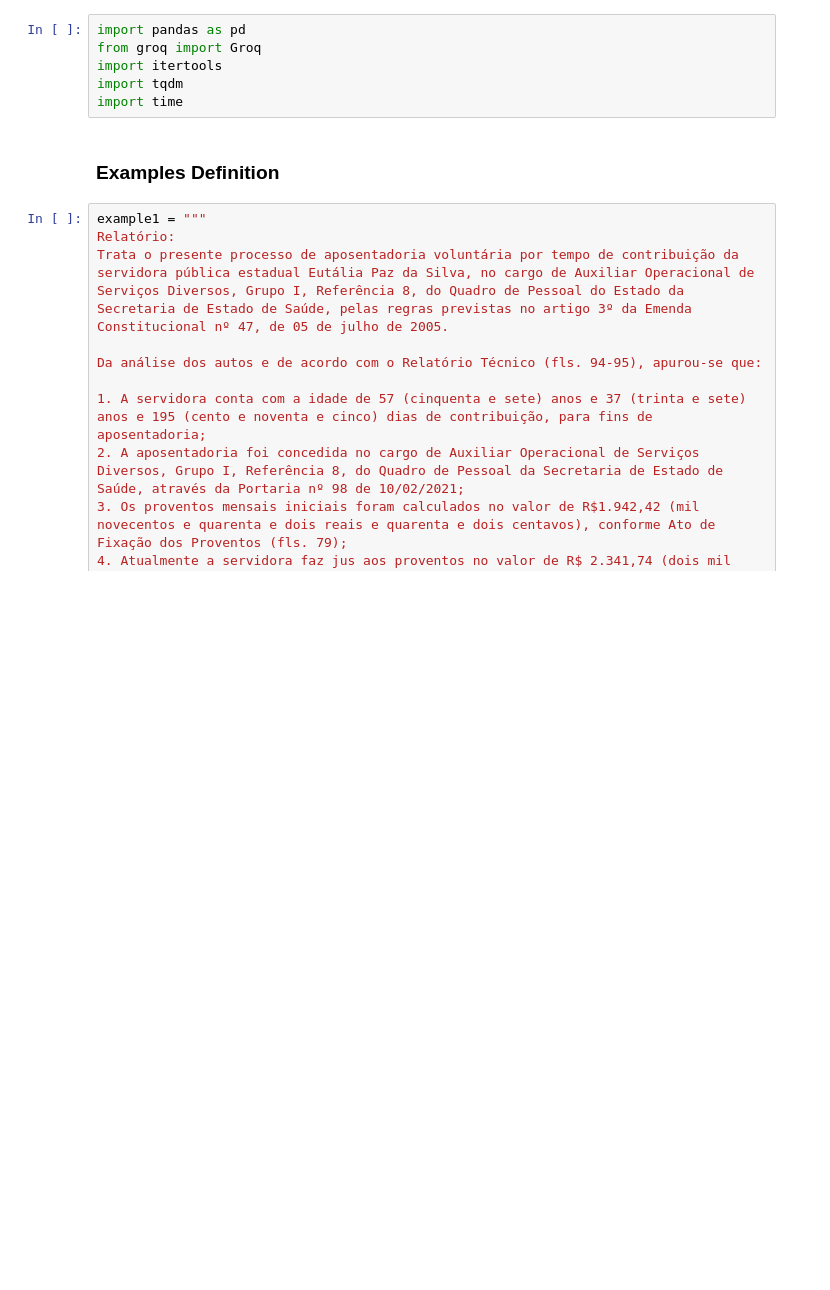
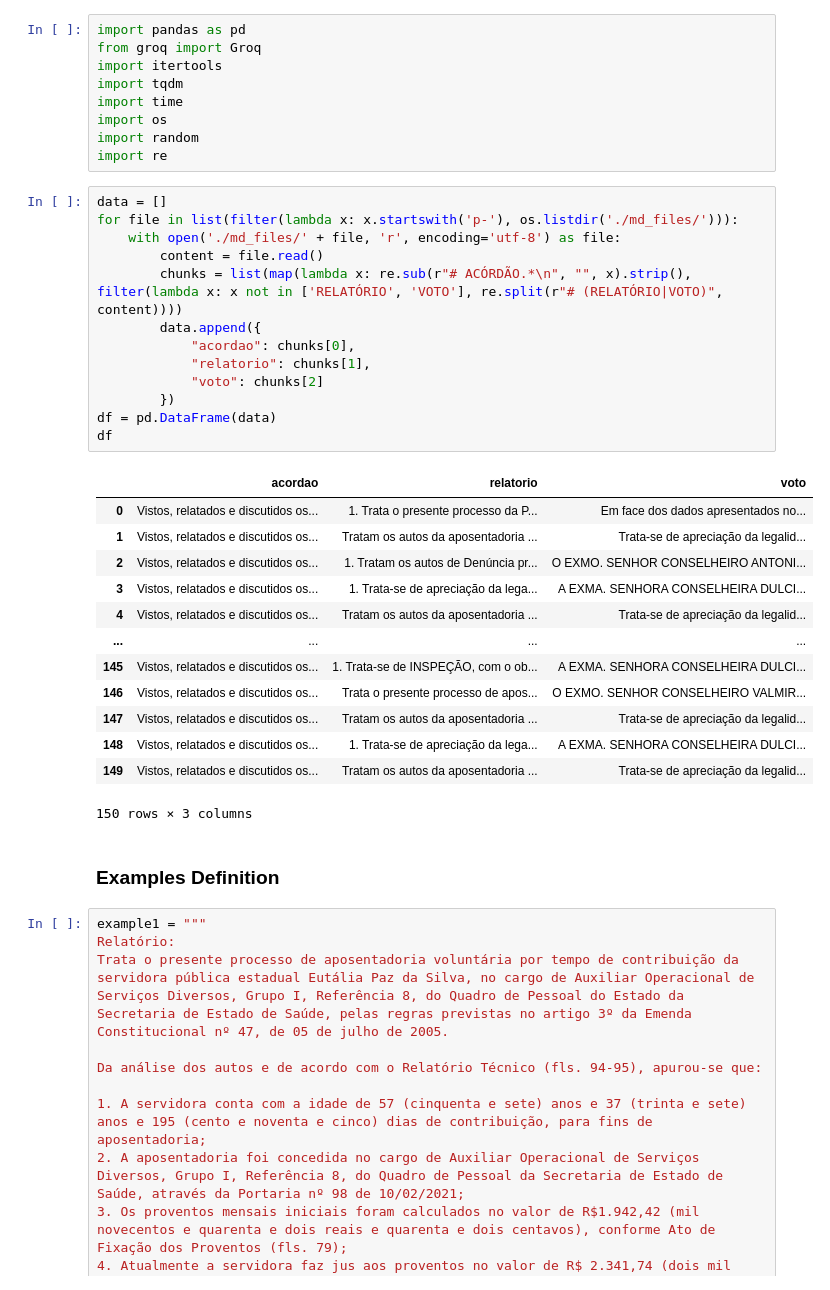
Before and after one commit to eniedson/aprendizado-maquina, a Jupyter notebook: experiments/experiment.ipynb, the cells around one changed output. Saved outputs shown, nothing was run; the diff lists cells and outputs as text; blank space fills up the shorter version.

```diff
--- a/experiments/experiment.ipynb
+++ b/experiments/experiment.ipynb
@@ -4,6 +4,36 @@ from groq import Groq
 import itertools
 import tqdm
 import time
+import os
+import random
+import re
+# %%
+data = []
+for file in list(filter(lambda x: x.startswith('p-'), os.listdir('./md_files/'))):
+    with open('./md_files/' + file, 'r', encoding='utf-8') as file:
+        content = file.read()
+        chunks = list(map(lambda x: re.sub(r"# ACÓRDÃO.*\n", "", x).strip(), filter(lambda x: x not in ['RELATÓRIO', 'VOTO'], re.split(r"# (RELATÓRIO|VOTO)", content))))
+        data.append({
+            "acordao": chunks[0],
+            "relatorio": chunks[1],
+            "voto": chunks[2]
+        })
+df = pd.DataFrame(data)
+df
+# %% [output]
+|  | acordao | relatorio | voto |
+| 0 | Vistos, relatados e discutidos os... | 1. Trata o presente processo da P... | Em face dos dados apresentados no... |
+| 1 | Vistos, relatados e discutidos os... | Tratam os autos da aposentadoria ... | Trata-se de apreciação da legalid... |
+| 2 | Vistos, relatados e discutidos os... | 1. Tratam os autos de Denúncia pr... | O EXMO. SENHOR CONSELHEIRO ANTONI... |
+| 3 | Vistos, relatados e discutidos os... | 1. Trata-se de apreciação da lega... | A EXMA. SENHORA CONSELHEIRA DULCI... |
+| 4 | Vistos, relatados e discutidos os... | Tratam os autos da aposentadoria ... | Trata-se de apreciação da legalid... |
+| ... | ... | ... | ... |
+| 145 | Vistos, relatados e discutidos os... | 1. Trata-se de INSPEÇÃO, com o ob... | A EXMA. SENHORA CONSELHEIRA DULCI... |
+| 146 | Vistos, relatados e discutidos os... | Trata o presente processo de apos... | O EXMO. SENHOR CONSELHEIRO VALMIR... |
+| 147 | Vistos, relatados e discutidos os... | Tratam os autos da aposentadoria ... | Trata-se de apreciação da legalid... |
+| 148 | Vistos, relatados e discutidos os... | 1. Trata-se de apreciação da lega... | A EXMA. SENHORA CONSELHEIRA DULCI... |
+| 149 | Vistos, relatados e discutidos os... | Tratam os autos da aposentadoria ... | Trata-se de apreciação da legalid... |
+150 rows × 3 columns
 # %% [markdown]
 ### Examples Definition
 # %%
```
Also changed, not shown: parts of 7 cells of this notebook, 16 other files.
